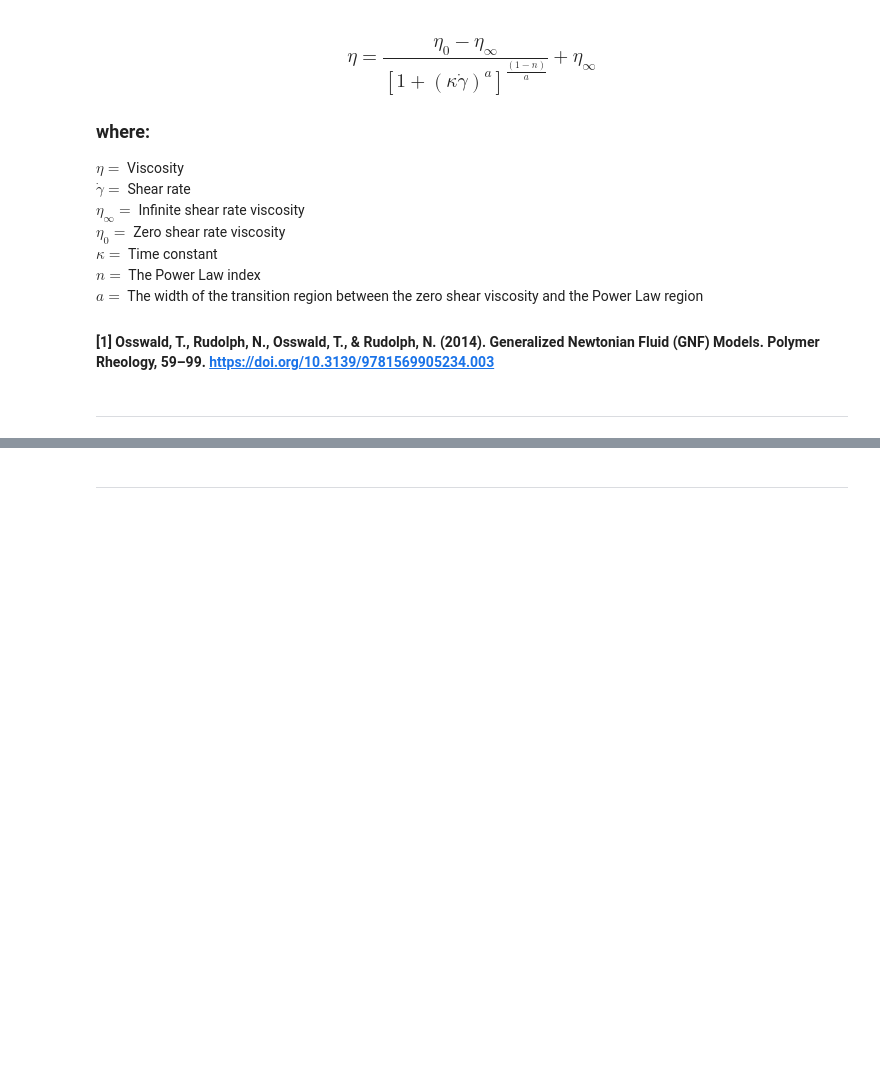
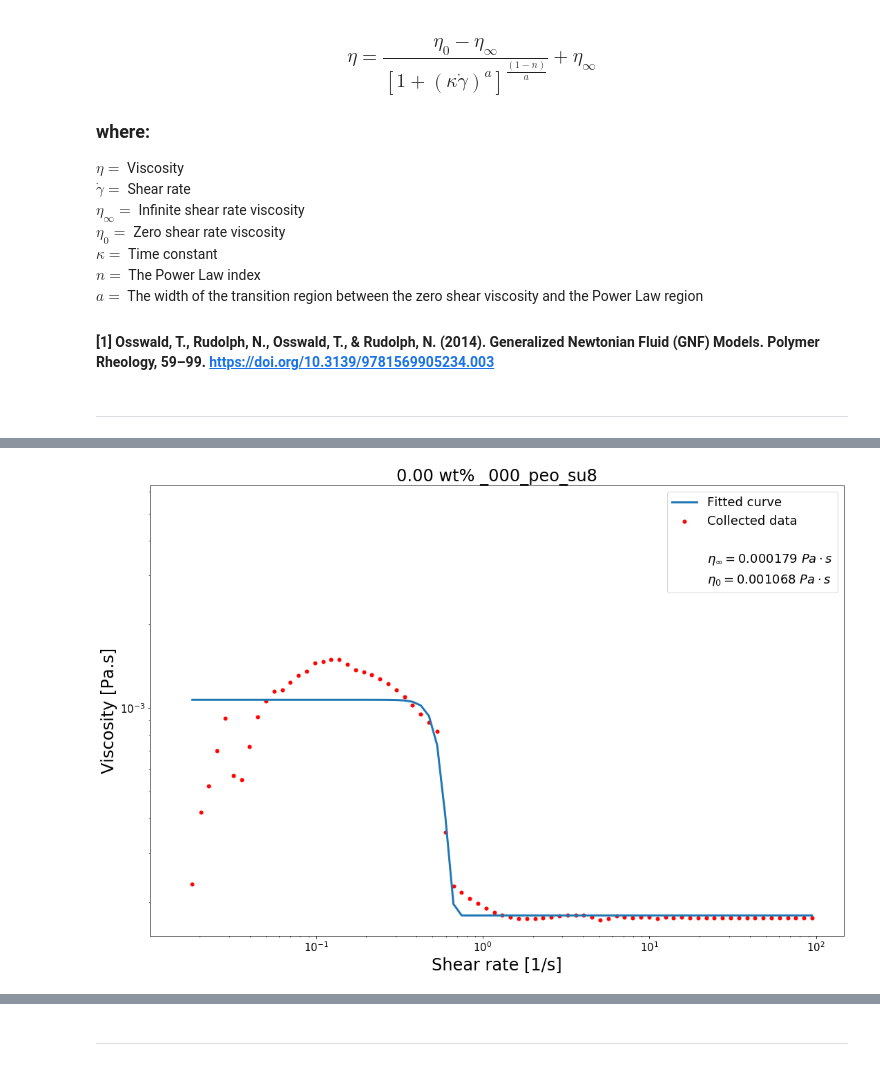
Before and after one commit to KiraSensei13/MNT_ITESM_Thesis, a Jupyter notebook: Viscosity/TRIOSplots.ipynb, the cells around one changed output, grey strips where cells are left out. Saved outputs shown, nothing was run; the diff lists cells and outputs as text; code cells hidden in the pictures; blank space fills up the shorter version.

```diff
--- a/Viscosity/TRIOSplots.ipynb
+++ b/Viscosity/TRIOSplots.ipynb
@@ -134,0 +205,7 @@ fit_GNF_("./csv/oskt 3_ps_thf.csv", 1)
+# %%
+fit_GNF__("./csv/oskt _000_peo_su8.csv", "0.00 wt% _000_peo_su8", 2)
+#fit_GNF__("./csv/oskt _025_peo_su8.csv", "0.25 wt% _025_peo_su8", 1)
+#fit_GNF__("./csv/oskt _050_peo_su8.csv", "0.50 wt% _050_peo_su8", 1)
+#fit_GNF__("./csv/oskt _075_peo_su8.csv", "0.75 wt% _075_peo_su8", 1)
+#fit_GNF__("./csv/oskt _100_peo_su8.csv", "1.00 wt% _100_peo_su8", 1)
+# %% [output]
@@ -135,2 +213,3 @@ fit_GNF_("./csv/oskt 3_ps_thf.csv", 1)
+[figure, added]
 # %%
 # Get units
```
Also changed, not shown: parts of 12 cells of this notebook, 12 other files.
